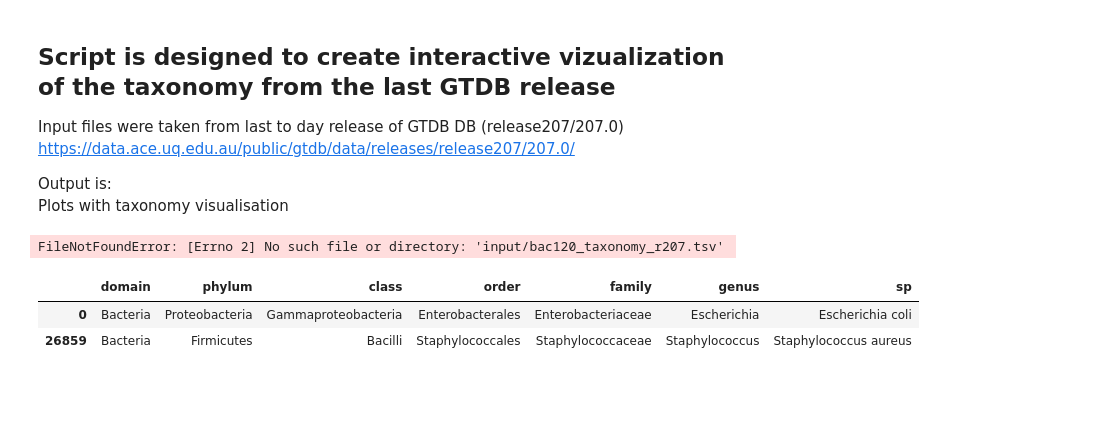
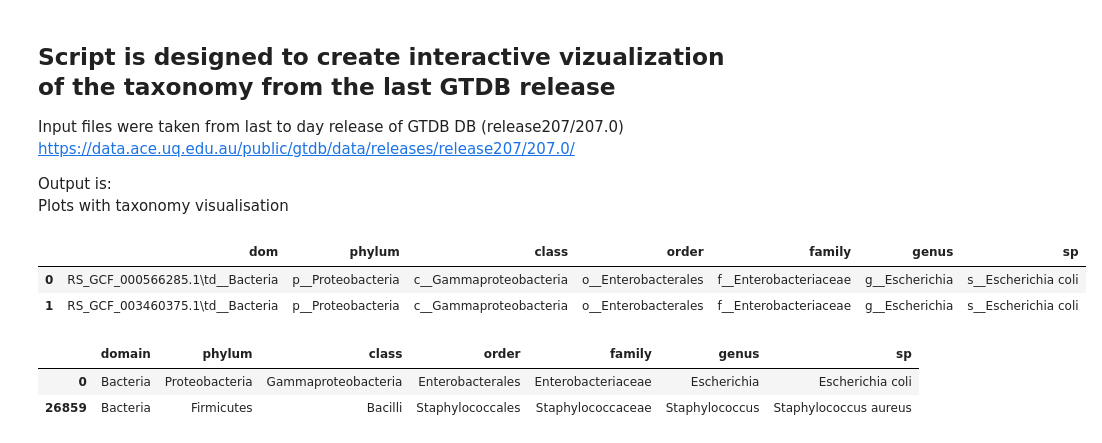
Before and after one commit to Chartiza/Microbiome, a Jupyter notebook: gtdb_vizualization/2022_gtdb_vizualization.ipynb, the cells around one changed output. Saved outputs shown, nothing was run; the diff lists cells and outputs as text; code cells hidden in the pictures; blank space fills up the shorter version.

```diff
--- a/gtdb_vizualization/2022_gtdb_vizualization.ipynb
+++ b/gtdb_vizualization/2022_gtdb_vizualization.ipynb
@@ -16,12 +17,15 @@ import glob
 # %%
 colnames = ['dom','phylum','class','order','family','genus','sp']
 
+rel = 'release207'
 bac = pd.read_csv('input/bac120_taxonomy_r207.tsv', sep=';', names=colnames, header=None)
 arh = pd.read_csv('input/ar53_taxonomy_r207.tsv', sep=';', names=colnames, header=None)
 
 bac.head(2)
 # %% [output]
-FileNotFoundError: [Errno 2] No such file or directory: 'input/bac120_taxonomy_r207.tsv'
+|  | dom | phylum | class | order | family | genus | sp |
+| 0 | RS_GCF_000566285.1\td__Bacteria | p__Proteobacteria | c__Gammaproteobacteria | o__Enterobacterales | f__Enterobacteriaceae | g__Escherichia | s__Escherichia coli |
+| 1 | RS_GCF_003460375.1\td__Bacteria | p__Proteobacteria | c__Gammaproteobacteria | o__Enterobacterales | f__Enterobacteriaceae | g__Escherichia | s__Escherichia coli |
 # %%
 # modify bac120 table
 
```
Also changed, not shown: parts of 4 cells of this notebook.
